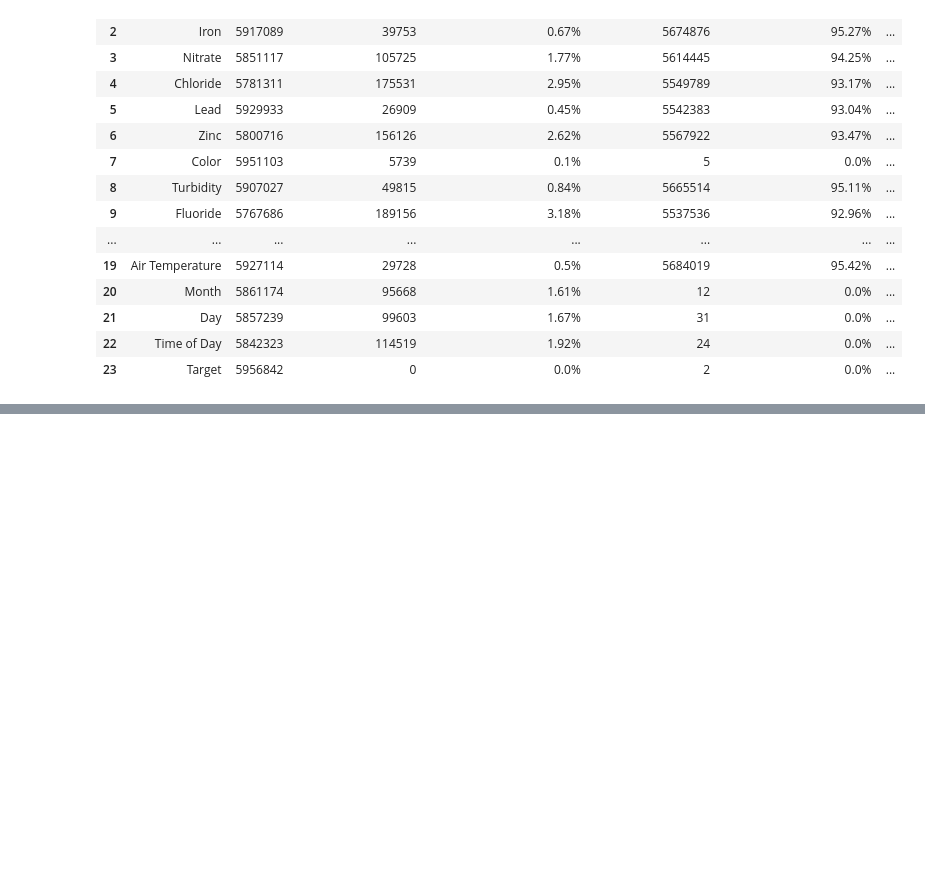
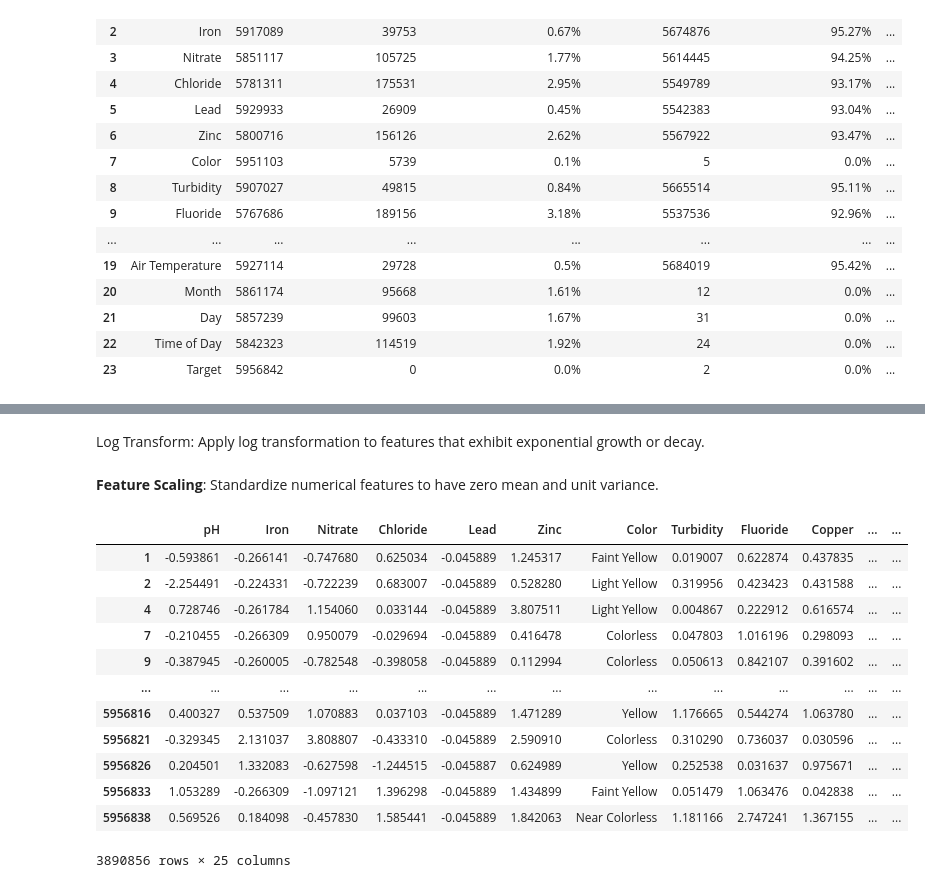
Before and after one commit to drshahizan/Python_EDA, a Jupyter notebook: assignment/ass3/bdm/RAM/ass3.ipynb, the cells around one changed output, grey strips where cells are left out. Drawn from its saved outputs; the diff is of its cells as text; code cells hidden in the pictures; blank space fills up the shorter version.

```diff
--- a/assignment/ass3/bdm/RAM/ass3.ipynb
+++ b/assignment/ass3/bdm/RAM/ass3.ipynb
@@ -272,0 +407,2 @@ df_overview.getOverview()
+# %%
+df['pH_Nitrate_Interact'] = df['pH'] * df['Nitrate']
@@ -272,0 +412,31 @@ df_overview.getOverview()
+# %%
+df['Iron_Category'] = pd.cut(df['Iron'], bins=[0, 0.01, 0.1, 1, float('inf')], labels=['Low', 'Medium', 'High', 'Very High'])
+# %% [markdown]
+Log Transform:
+Apply log transformation to features that exhibit exponential growth or decay.
+# %%
+df['Log_Iron'] = np.log1p(df['Iron'])
+# %% [markdown]
+**Feature Scaling**:
+Standardize numerical features to have zero mean and unit variance.
+# %%
+from sklearn.preprocessing import StandardScaler
+
+scaler = StandardScaler()
+df[numerical_columns] = scaler.fit_transform(df[numerical_columns])
+# %%
+df
+# %% [output]
+|  | pH | Iron | Nitrate | Chloride | Lead | Zinc | Color | Turbidity | Fluoride | Copper | ... | ... |
+| 1 | -0.593861 | -0.266141 | -0.747680 | 0.625034 | -0.045889 | 1.245317 | Faint Yellow | 0.019007 | 0.622874 | 0.437835 | ... | ... |
+| 2 | -2.254491 | -0.224331 | -0.722239 | 0.683007 | -0.045889 | 0.528280 | Light Yellow | 0.319956 | 0.423423 | 0.431588 | ... | ... |
+| 4 | 0.728746 | -0.261784 | 1.154060 | 0.033144 | -0.045889 | 3.807511 | Light Yellow | 0.004867 | 0.222912 | 0.616574 | ... | ... |
+| 7 | -0.210455 | -0.266309 | 0.950079 | -0.029694 | -0.045889 | 0.416478 | Colorless | 0.047803 | 1.016196 | 0.298093 | ... | ... |
+| 9 | -0.387945 | -0.260005 | -0.782548 | -0.398058 | -0.045889 | 0.112994 | Colorless | 0.050613 | 0.842107 | 0.391602 | ... | ... |
+| ... | ... | ... | ... | ... | ... | ... | ... | ... | ... | ... | ... | ... |
+| 5956816 | 0.400327 | 0.537509 | 1.070883 | 0.037103 | -0.045889 | 1.471289 | Yellow | 1.176665 | 0.544274 | 1.063780 | ... | ... |
+| 5956821 | -0.329345 | 2.131037 | 3.808807 | -0.433310 | -0.045889 | 2.590910 | Colorless | 0.310290 | 0.736037 | 0.030596 | ... | ... |
+| 5956826 | 0.204501 | 1.332083 | -0.627598 | -1.244515 | -0.045887 | 0.624989 | Yellow | 0.252538 | 0.031637 | 0.975671 | ... | ... |
+| 5956833 | 1.053289 | -0.266309 | -1.097121 | 1.396298 | -0.045889 | 1.434899 | Faint Yellow | 0.051479 | 1.063476 | 0.042838 | ... | ... |
+| 5956838 | 0.569526 | 0.184098 | -0.457830 | 1.585441 | -0.045889 | 1.842063 | Near Colorless | 1.181166 | 2.747241 | 1.367155 | ... | ... |
+3890856 rows × 25 columns
```
Also changed, not shown: parts of 23 cells of this notebook.
